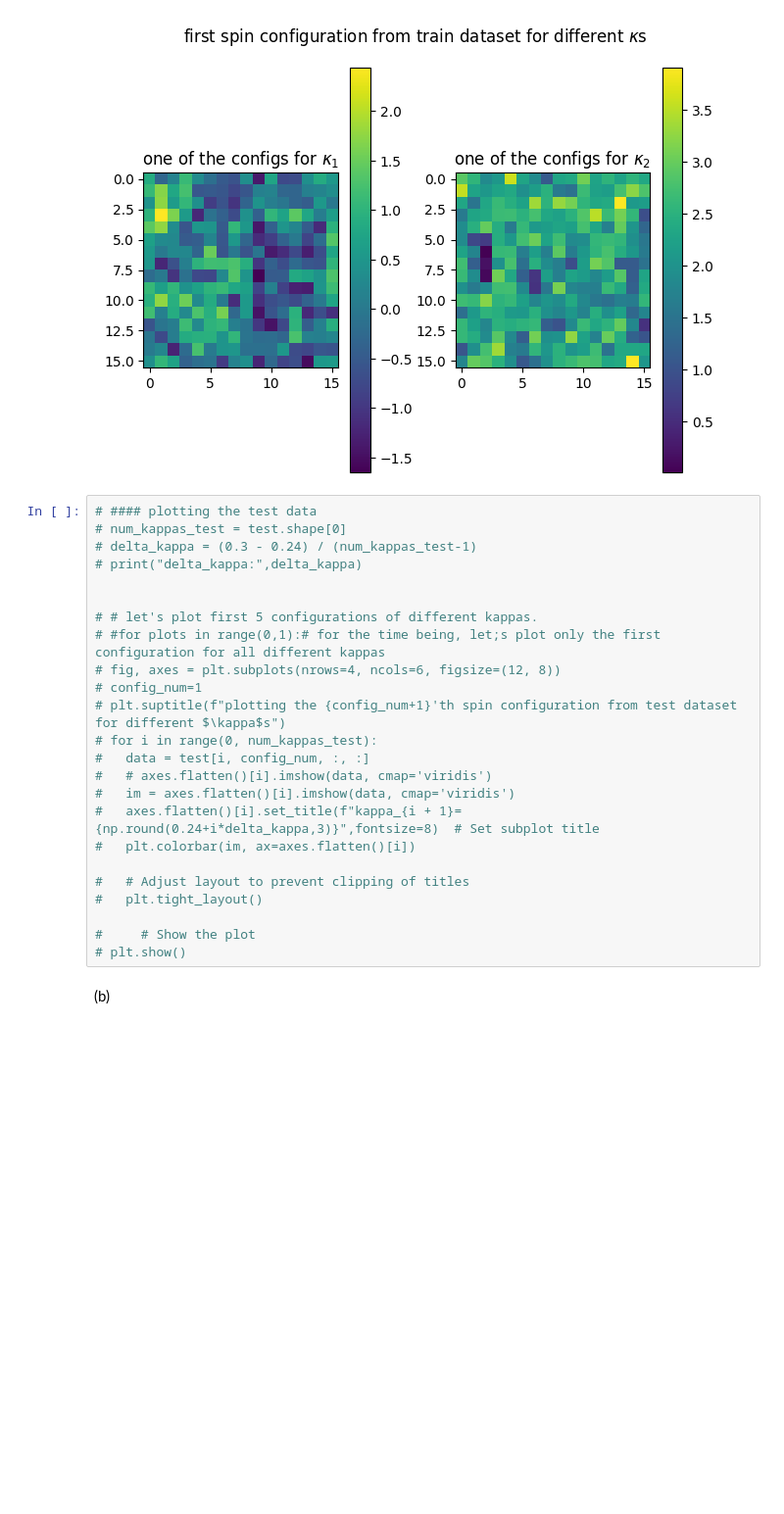
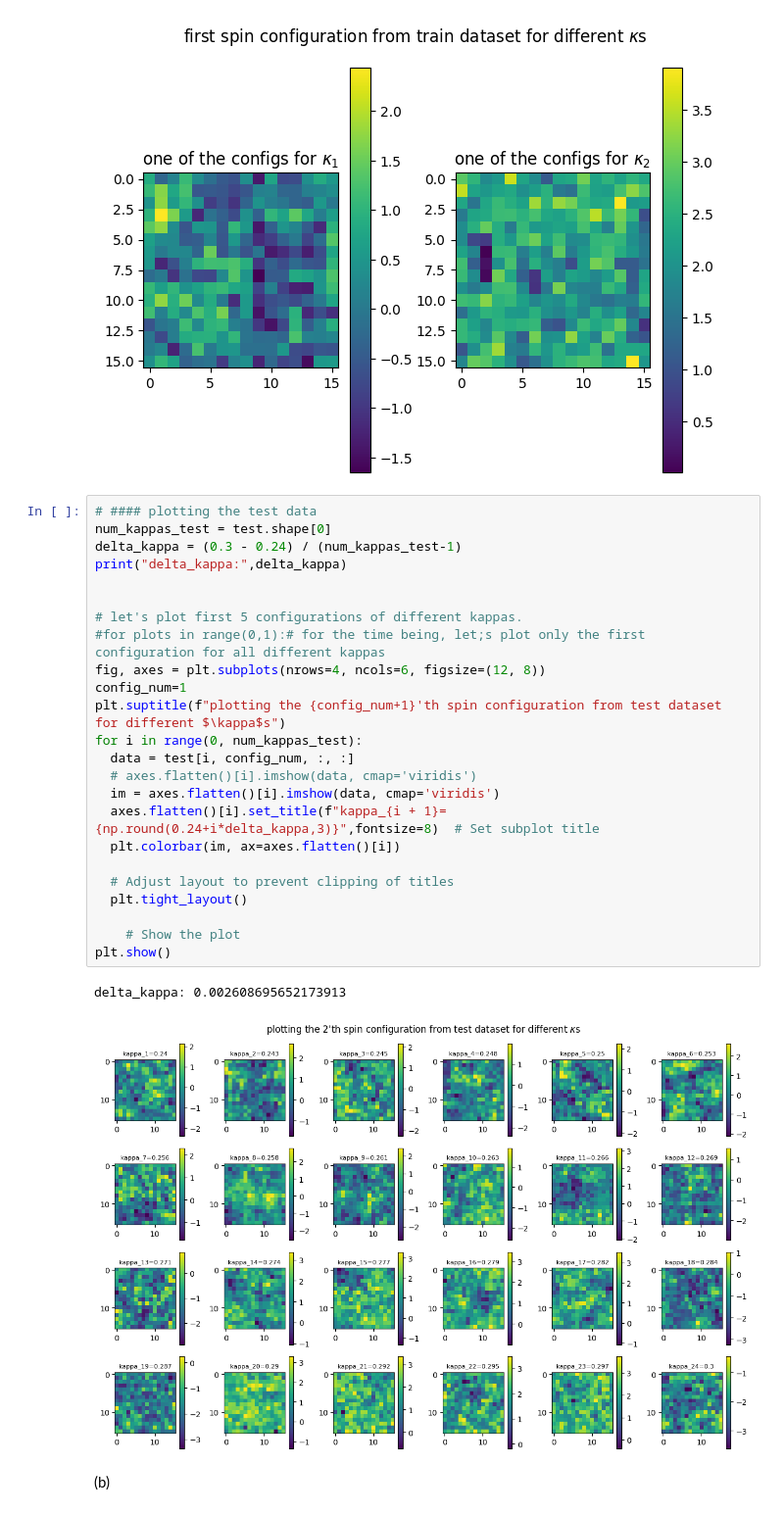
Before and after one commit to neelkanthrawat/mlph2023-Exercises, a Jupyter notebook: Copy_of_sheet05.ipynb, the cells around one changed output. Shown at 98% size. Drawn from its saved outputs; the diff is of its cells as text; blank space fills up the shorter version.

```diff
--- a/Copy_of_sheet05.ipynb
+++ b/Copy_of_sheet05.ipynb
@@ -58,28 +60,31 @@ plt.show()
 [figure]
 # %%
 # #### plotting the test data
-# num_kappas_test = test.shape[0]
-# delta_kappa = (0.3 - 0.24) / (num_kappas_test-1)
-# print("delta_kappa:",delta_kappa)
+num_kappas_test = test.shape[0]
+delta_kappa = (0.3 - 0.24) / (num_kappas_test-1)
+print("delta_kappa:",delta_kappa)
 
 
-# # let's plot first 5 configurations of different kappas.
-# #for plots in range(0,1):# for the time being, let;s plot only the first configuration for all different kappas
-# fig, axes = plt.subplots(nrows=4, ncols=6, figsize=(12, 8))
-# config_num=1
-# plt.suptitle(f"plotting the {config_num+1}'th spin configuration from test dataset for different $\kappa$s")
-# for i in range(0, num_kappas_test):
-#   data = test[i, config_num, :, :]
-#   # axes.flatten()[i].imshow(data, cmap='viridis')
-#   im = axes.flatten()[i].imshow(data, cmap='viridis')
-#   axes.flatten()[i].set_title(f"kappa_{i + 1}={np.round(0.24+i*delta_kappa,3)}",fontsize=8)  # Set subplot title
-#   plt.colorbar(im, ax=axes.flatten()[i])
+# let's plot first 5 configurations of different kappas.
+#for plots in range(0,1):# for the time being, let;s plot only the first configuration for all different kappas
+fig, axes = plt.subplots(nrows=4, ncols=6, figsize=(12, 8))
+config_num=1
+plt.suptitle(f"plotting the {config_num+1}'th spin configuration from test dataset for different $\kappa$s")
+for i in range(0, num_kappas_test):
+  data = test[i, config_num, :, :]
+  # axes.flatten()[i].imshow(data, cmap='viridis')
+  im = axes.flatten()[i].imshow(data, cmap='viridis')
+  axes.flatten()[i].set_title(f"kappa_{i + 1}={np.round(0.24+i*delta_kappa,3)}",fontsize=8)  # Set subplot title
+  plt.colorbar(im, ax=axes.flatten()[i])
 
-#   # Adjust layout to prevent clipping of titles
-#   plt.tight_layout()
+  # Adjust layout to prevent clipping of titles
+  plt.tight_layout()
 
-#     # Show the plot
-# plt.show()
+    # Show the plot
+plt.show()
+# %% [output]
+delta_kappa: 0.002608695652173913
+[figure, added]
 # %% [markdown]
 (b)
 # %%
```
Also changed, not shown: parts of 11 cells of this notebook.
